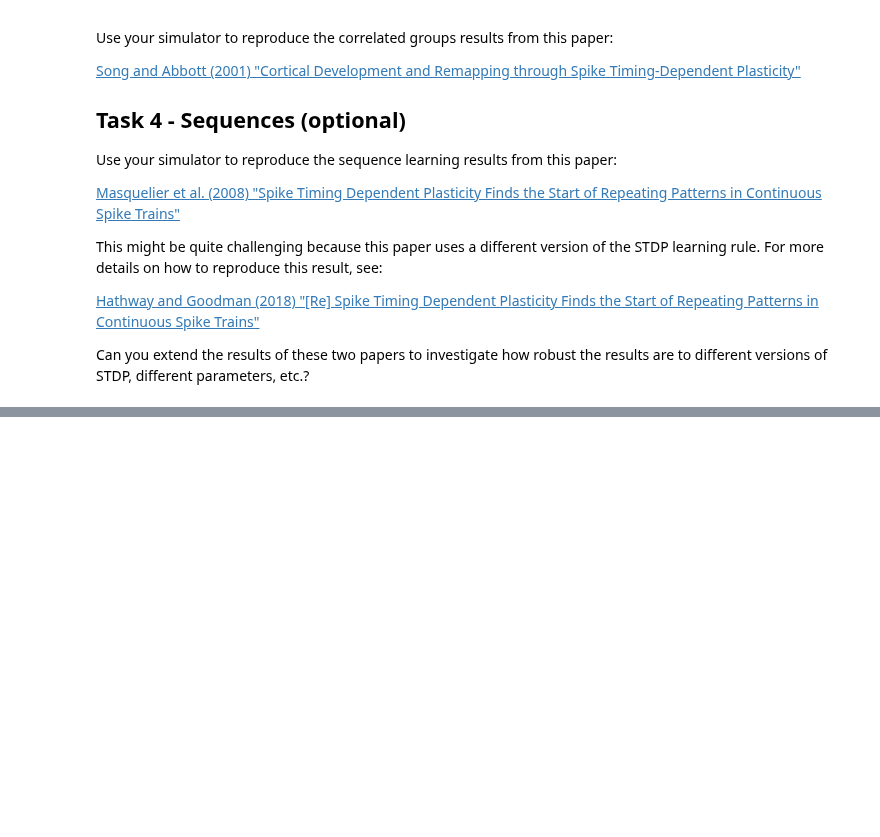
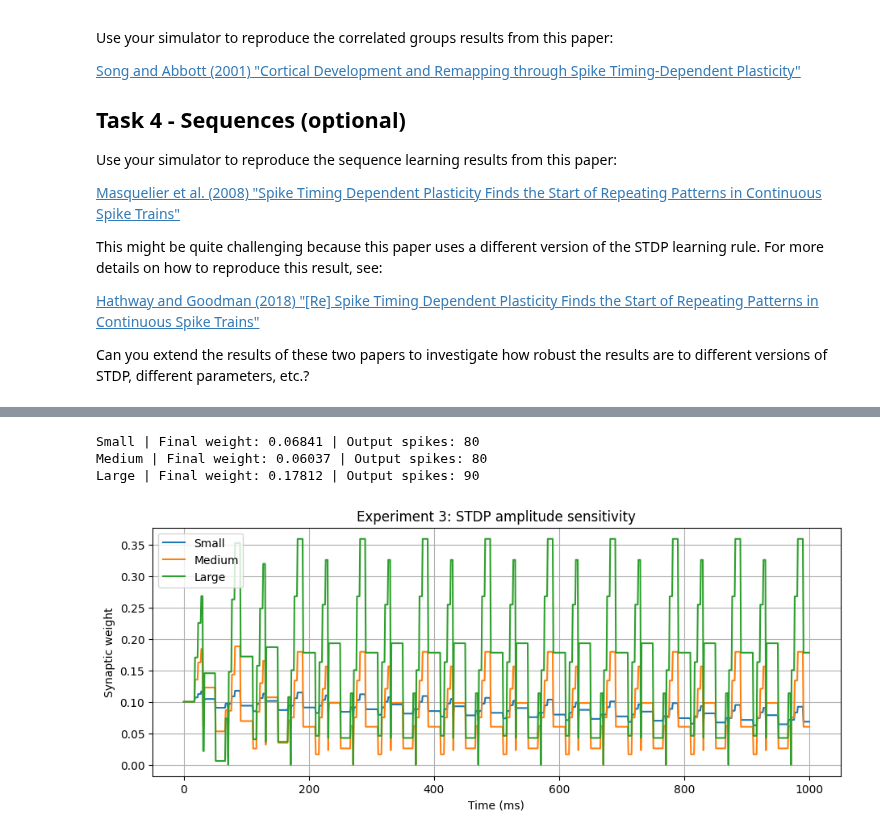
Before and after one commit to AliSalehiAhmadabad/Neuroscience_for_machine_learners, a Jupyter notebook: w4-learning/w4-learning-exercise.ipynb, the cells around one changed output, grey strips where cells are left out. Drawn from its saved outputs; the diff is of its cells as text; code cells hidden in the pictures; blank space fills up the shorter version.

```diff
--- a/w4-learning/w4-learning-exercise.ipynb
+++ b/w4-learning/w4-learning-exercise.ipynb
@@ -170,0 +342,40 @@ print(S_neu1)
+# %%
+
+configs = {
+    "Small": (0.01, -0.012),
+    "Medium": (0.05, -0.06),
+    "Large": (0.10, -0.12)
+}
+
+results = {}
+
+plt.figure(figsize=(11, 4))
+
+for name, (ap, am) in configs.items():
+    V, S, W, I = run_test(
+        pre_spikes,
+        a_plus=ap,
+        a_minus=am
+    )
+
+    results[name] = (V, S, W, I)
+
+    plt.plot(time_w, W, label=name)
+
+    print(
+        name,
+        "| Final weight:", round(W[-1], 5),
+        "| Output spikes:", len(S)
+    )
+
+plt.xlabel("Time (ms)")
+plt.ylabel("Synaptic weight")
+plt.title("Experiment 3: STDP amplitude sensitivity")
+plt.legend()
+plt.grid(True)
+plt.show()
+# %% [output]
+Small | Final weight: 0.06841 | Output spikes: 80
+Medium | Final weight: 0.06037 | Output spikes: 80
+Large | Final weight: 0.17812 | Output spikes: 90
+[figure, added]
```
Also changed, not shown: parts of 10 cells of this notebook.
